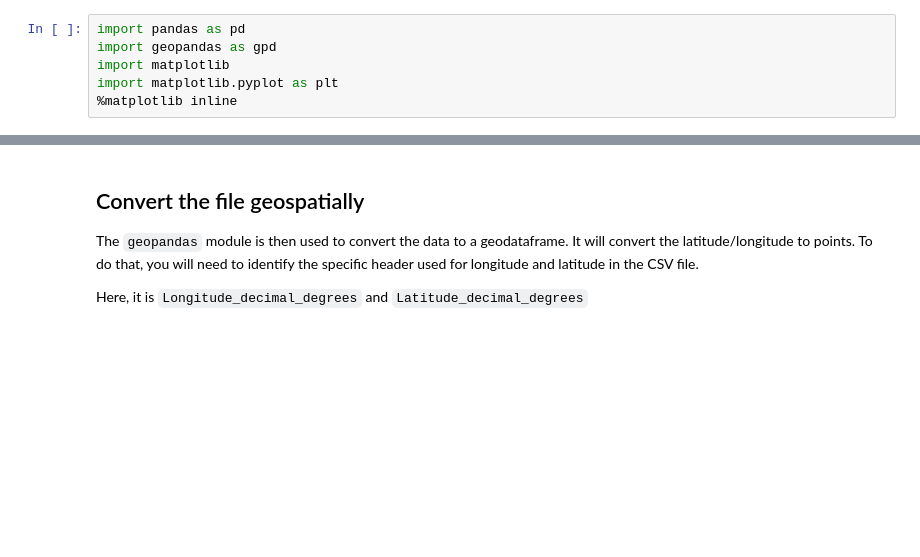
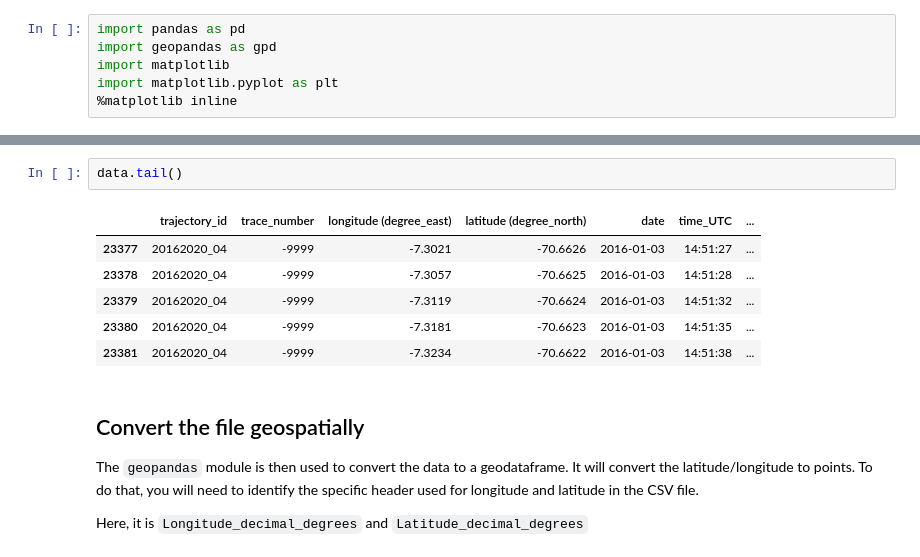
Before and after one commit to antarctica/PDC_GeophysicsBook, a Jupyter notebook: _sources/BEDMAP/Checking_CSV_geospatially.ipynb, the cells around one changed output, grey strips where cells are left out. Cells and saved outputs as stored; diff of their text form; blank space fills up the shorter version.

```diff
--- a/_sources/BEDMAP/Checking_CSV_geospatially.ipynb
+++ b/_sources/BEDMAP/Checking_CSV_geospatially.ipynb
@@ -121,3 +135,12 @@ data.head()
+# %%
+data.tail()
+# %% [output]
+|  | trajectory_id | trace_number | longitude (degree_east) | latitude (degree_north) | date | time_UTC | ... |
+| 23377 | 20162020_04 | -9999 | -7.3021 | -70.6626 | 2016-01-03 | 14:51:27 | ... |
+| 23378 | 20162020_04 | -9999 | -7.3057 | -70.6625 | 2016-01-03 | 14:51:28 | ... |
+| 23379 | 20162020_04 | -9999 | -7.3119 | -70.6624 | 2016-01-03 | 14:51:32 | ... |
+| 23380 | 20162020_04 | -9999 | -7.3181 | -70.6623 | 2016-01-03 | 14:51:35 | ... |
+| 23381 | 20162020_04 | -9999 | -7.3234 | -70.6622 | 2016-01-03 | 14:51:38 | ... |
 # %% [markdown]
 ## Convert the file geospatially
 
```
Also changed, not shown: parts of 19 cells of this notebook, 25 other files.
